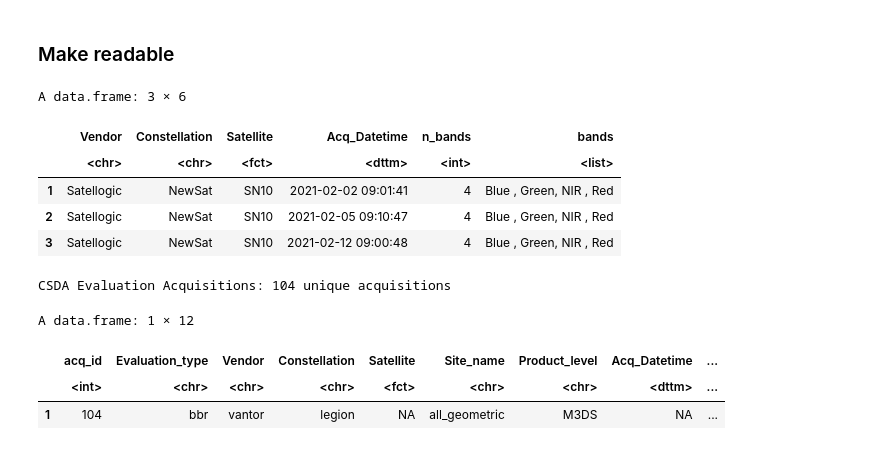
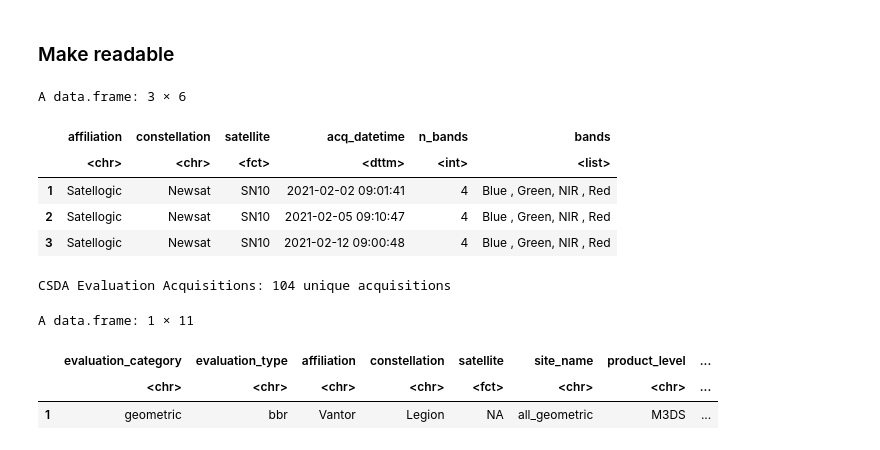
Before and after one commit to pahbs/csda_summaries, a Jupyter notebook: notebooks/build_eval_results_db.ipynb, the cells around one changed output. Cells and saved outputs as stored; diff of their text form; code cells hidden in the pictures.

```diff
--- a/notebooks/build_eval_results_db.ipynb
+++ b/notebooks/build_eval_results_db.ipynb
@@ -247,9 +294,9 @@ A tibble: 6 × 21
 # COMMON COLS FOR ACQUISITIONS TABLE
 # ============================================================
 common_cols <- c(
-  'Evaluation_type', 'Vendor', 'Constellation', 'Satellite',
-  'Site_name', 'Product_level',
-  'Acq_Datetime',
+  'evaluation_category','evaluation_type', 'affiliation', 'constellation', 'satellite',
+  'site_name', 'product_level',
+  'acq_datetime',
     #'date',
     'source_file'
 )
@@ -261,22 +308,22 @@ common_cols <- c(
 # ============================================================
 acquisitions <- bind_rows(
     # Radiometric dB
-    df_snr %>% select(any_of(common_cols), Band_name),
-    df_abs %>% select(any_of(common_cols), Band_name),
+    df_snr %>% select(any_of(common_cols), band_name),
+    df_abscal %>% select(any_of(common_cols), band_name),
     # Geometric dB
-    df_apa %>% select(any_of(common_cols), Band_name),
-    df_ssr %>% select(any_of(common_cols), Band_name),
-    df_bbr %>% select(any_of(common_cols), Band_name),
+    df_apa %>% select(any_of(common_cols), band_name),
+    df_ssr %>% select(any_of(common_cols), band_name),
+    df_bbr %>% select(any_of(common_cols), band_name),
   ) %>%
   group_by(across(all_of(common_cols))) %>%
   summarise(
-    bands      = list(sort(unique(as.character(Band_name)))),  # Collapsed band list
-    n_bands    = n_distinct(Band_name),
+    bands      = list(sort(unique(as.character(band_name)))),  # Collapsed band list
+    n_bands    = n_distinct(band_name),
     .groups    = 'drop'
   ) %>%
   # Unique acquisitions by Acq_Datetime
-  distinct(Acq_Datetime, .keep_all = TRUE) %>%
-  arrange(Acq_Datetime) %>%
+  distinct(acq_datetime, .keep_all = TRUE) %>%
+  arrange(acq_datetime) %>%
   relocate(source_file, .after = everything()) %>%
   #mutate(acq_id = row_number()) %>%
   #relocate(acq_id, .before = everything()) %>%
@@ -295,26 +342,26 @@ system(paste("chmod -R 755", shQuote(DIR_EVAL_RESULTS_DB)))
 acquisitions %>%
   select(
       #acq_id,
-      'Vendor', 'Constellation', 'Satellite', Acq_Datetime, n_bands, bands) %>%
+      'affiliation', 'constellation', 'satellite', acq_datetime, n_bands, bands) %>%
   head(3)
 
 print(glue::glue("CSDA Evaluation Acquisitions: {nrow(acquisitions)} unique acquisitions"))
 # %% [output]
 A data.frame: 3 × 6
-|  | Vendor | Constellation | Satellite | Acq_Datetime | n_bands | bands |
+|  | affiliation | constellation | satellite | acq_datetime | n_bands | bands |
 |  | <chr> | <chr> | <fct> | <dttm> | <int> | <list> |
-| 1 | Satellogic | NewSat | SN10 | 2021-02-02 09:01:41 | 4 | Blue , Green, NIR , Red |
-| 2 | Satellogic | NewSat | SN10 | 2021-02-05 09:10:47 | 4 | Blue , Green, NIR , Red |
-| 3 | Satellogic | NewSat | SN10 | 2021-02-12 09:00:48 | 4 | Blue , Green, NIR , Red |
+| 1 | Satellogic | Newsat | SN10 | 2021-02-02 09:01:41 | 4 | Blue , Green, NIR , Red |
+| 2 | Satellogic | Newsat | SN10 | 2021-02-05 09:10:47 | 4 | Blue , Green, NIR , Red |
+| 3 | Satellogic | Newsat | SN10 | 2021-02-12 09:00:48 | 4 | Blue , Green, NIR , Red |
 CSDA Evaluation Acquisitions: 104 unique acquisitions
 # %%
 # TODO: need to change source bbr tables to be site specific
-tail(acquisitions %>% filter(Site_name == 'all_geometric'))
+tail(acquisitions %>% filter(site_name == 'all_geometric'))
 # %% [output]
-A data.frame: 1 × 12
+A data.frame: 1 × 11
-|  | acq_id | Evaluation_type | Vendor | Constellation | Satellite | Site_name | Product_level | Acq_Datetime | ... |
-|  | <int> | <chr> | <chr> | <chr> | <fct> | <chr> | <chr> | <dttm> | ... |
-| 1 | 104 | bbr | vantor | legion | NA | all_geometric | M3DS | NA | ... |
+|  | evaluation_category | evaluation_type | affiliation | constellation | satellite | site_name | product_level | ... |
+|  | <chr> | <chr> | <chr> | <chr> | <fct> | <chr> | <chr> | ... |
+| 1 | geometric | bbr | Vantor | Legion | NA | all_geometric | M3DS | ... |
 # %%
 tail(acquisitions)
 # %% [output]
```
Also changed, not shown: parts of 15 cells of this notebook, 3 other files.
